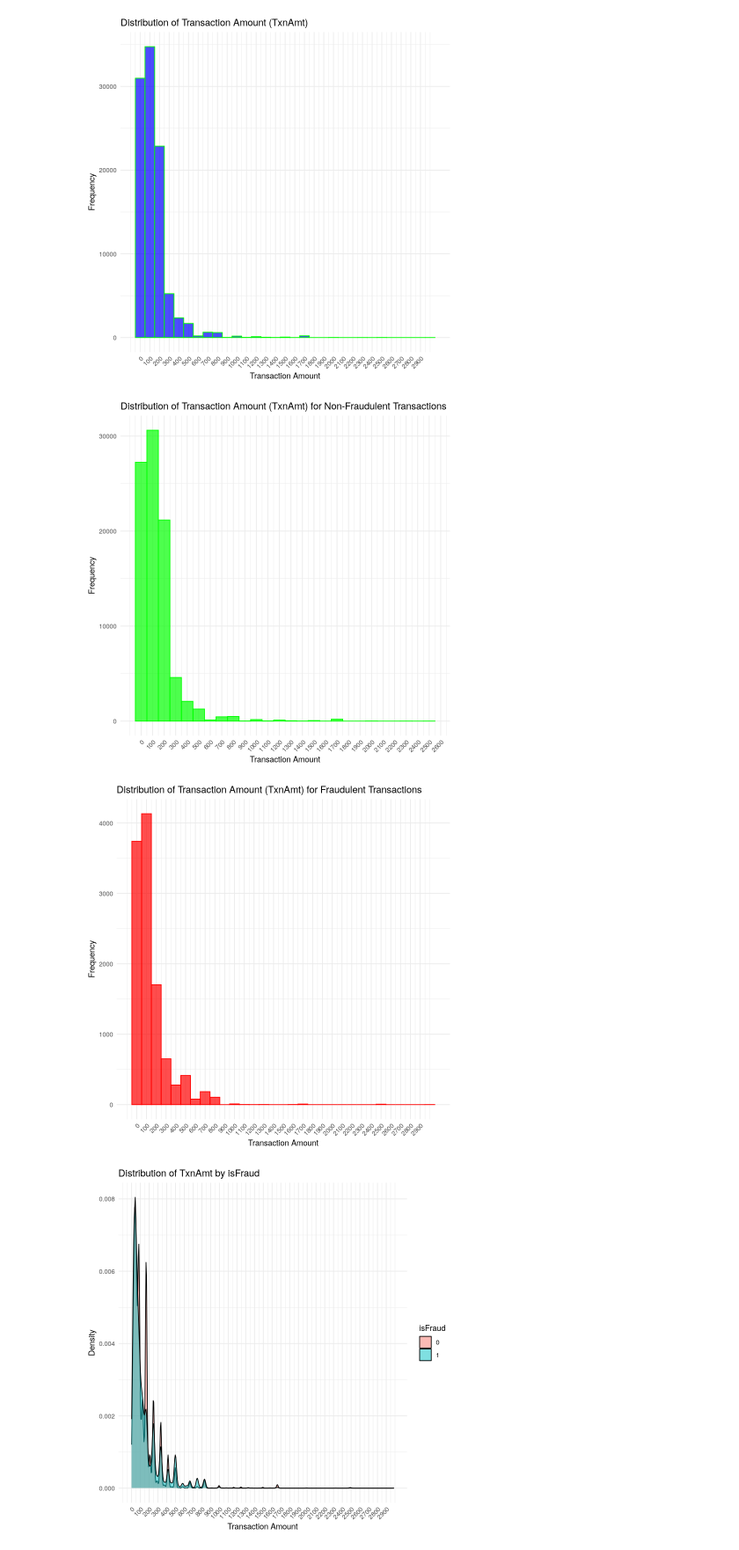
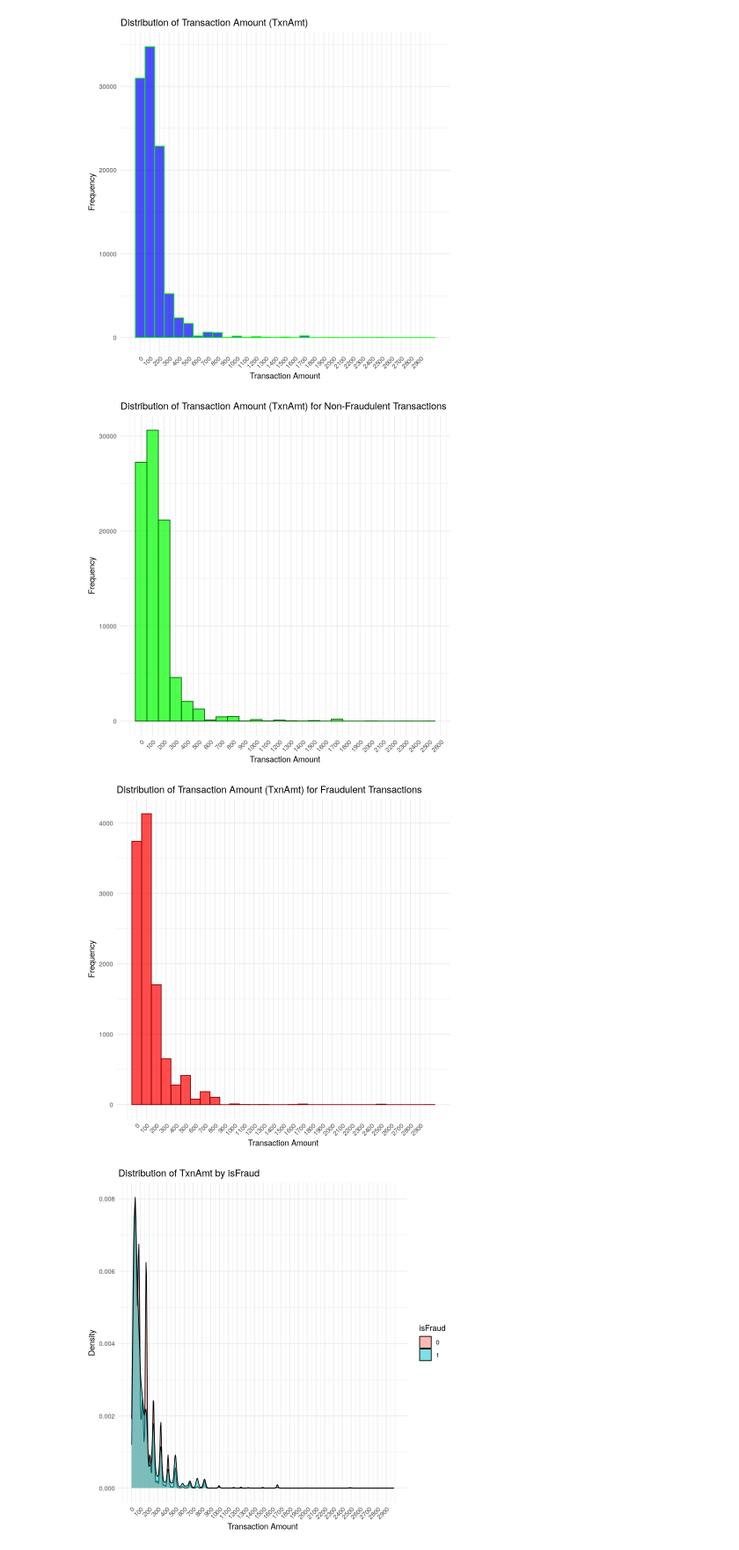
Before and after one commit to ytcctl/peter, a Jupyter notebook: FITE7410/FITE7410_Assgn_1.ipynb, the cells around one changed output. Shown at 88% size. Cells and saved outputs as stored; diff of their text form; code cells hidden in the pictures.

```diff
--- a/FITE7410/FITE7410_Assgn_1.ipynb
+++ b/FITE7410/FITE7410_Assgn_1.ipynb
@@ -363,22 +247,22 @@ ggplot(data, aes(x = TxnAmt)) +
 # %%
 # view the distribution of TxnAmt group by isFraud == 0 and x tick size = 100 and font direction is diagonal--------------------------------------------------
 ggplot(data %>% filter(isFraud == 0), aes(x = TxnAmt)) +
-  geom_histogram(binwidth = 100, fill="green", color = "green", alpha = 0.7) +
+  geom_histogram(binwidth = 100, fill="green", color = "dark green", alpha = 0.7) +
   labs(title = "Distribution of Transaction Amount (TxnAmt) for Non-Fraudulent Transactions", x = "Transaction Amount", y = "Frequency") +
   theme_minimal() +
   scale_x_continuous(breaks = seq(0, max(data$TxnAmt, na.rm = TRUE), by = 100)) +
   theme(axis.text.x = element_text(angle = 45, hjust = 1))
 
   # view the distribution of TxnAmt group by isFraud == 1 and x tick size = 100 and font direction is diagonal-------------------------------------------------
 ggplot(data %>% filter(isFraud == 1), aes(x = TxnAmt)) +
-  geom_histogram(binwidth = 100, fill="red", color = "red", alpha = 0.7) +
+  geom_histogram(binwidth = 100, fill="red", color = "dark red", alpha = 0.7) +
   labs(title = "Distribution of Transaction Amount (TxnAmt) for Fraudulent Transactions", x = "Transaction Amount", y = "Frequency") +
   theme_minimal() +
   scale_x_continuous(breaks = seq(0, max(data$TxnAmt, na.rm = TRUE), by = 100)) +
   theme(axis.text.x = element_text(angle = 45, hjust = 1))
 # %% [output]
-[figure, old version]
+[figure, new version]
-[figure, old version]
+[figure, new version]
 # %%
 # view the distribution of TxnAmt group by isFraud == 0 and isFraud == 1 and bandwidth = 100 ------------------------------------------------
 library(ggplot2)
```
Also changed, not shown: parts of 23 cells of this notebook, 1 other file.
